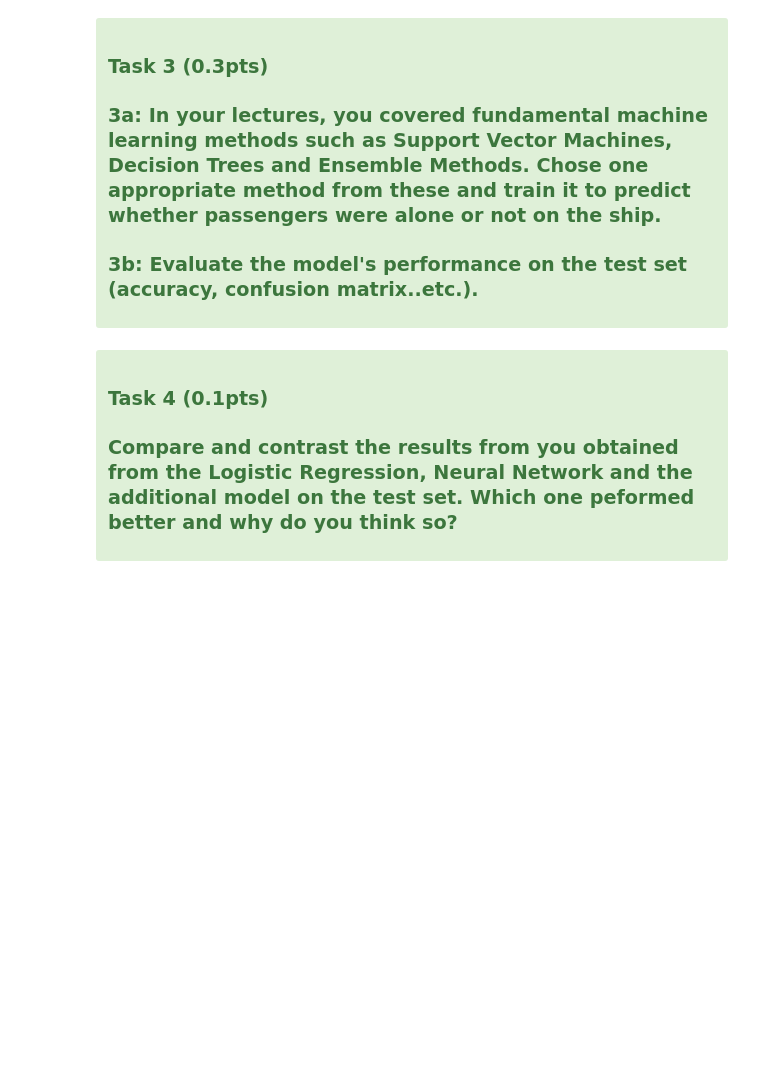
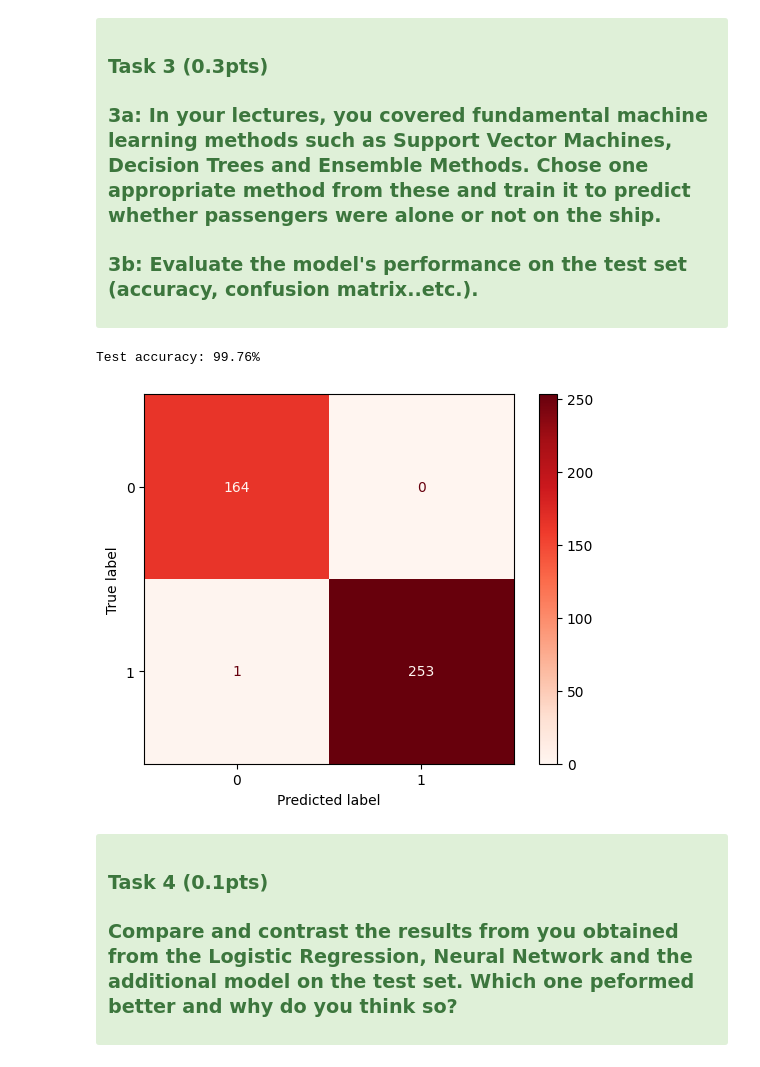
Before and after one commit to Victor-L-Almgren/Labs-and-exersizes, a Jupyter notebook: 7. Principles and Techniques for Data Science/Homework/Homework04/HM 4.ipynb, the cells around one changed output. Saved outputs shown, nothing was run; the diff lists cells and outputs as text; code cells hidden in the pictures; blank space fills up the shorter version.

```diff
--- a/7. Principles and Techniques for Data Science/Homework/Homework04/HM 4.ipynb
+++ b/7. Principles and Techniques for Data Science/Homework/Homework04/HM 4.ipynb
@@ -101,6 +103,6 @@ y_test= test_df['IsAlone']
 ### Our Logistic Regression Model
 # %%
 
-lr_model = LogisticRegression(max_iter=10000)
+lr_model = LogisticRegression(max_iter=150)
 lr_model.fit(X_train, y_train)
 # %% [output]
@@ -249,7 +248,29 @@ Test accuracy: 0.992823
 
 </div>
 # %%
-## YOUR CODE HERE
+# Task 3a
+
+# Since the data seems to be perfectly linearly separable, i will implement linear support vector machines to be able to implement a model that will generalize better by
+# being more robust against outlisers whilst also increasing the chanses of it generalizing better on new unseen data.
+
+# Creating a model instance with the default parameters
+svm_model = LinearSVC().fit(X_train, y_train)
+svm_pred = svm_model.predict(X_test)
+svm_test_acc = accuracy_score(y_true=y_test, y_pred=svm_pred)
+print(f"Test accuracy: {np.round(svm_test_acc*100, 2)}%")
+
+# The default parameteres for linear SVM produce very good results, so there is no need for tuning the C parameter.
+
+# Creating and plotting a confution matrix for further evaluation
+smv_cm = confusion_matrix(svm_pred, y_test.values)
+disp = ConfusionMatrixDisplay(confusion_matrix=smv_cm, display_labels=lr_model.classes_)
+disp.plot(cmap='Reds')
+plt.show()
+
+# Again, we could plot ROC, but it will not help us evaluate the data any better.
+# %% [output]
+Test accuracy: 99.76%
+[figure, added]
 # %% [markdown]
 <div class='alert alert-block alert-success' style="font-weight:bolder">
 
```
Also changed, not shown: parts of 10 cells of this notebook.
